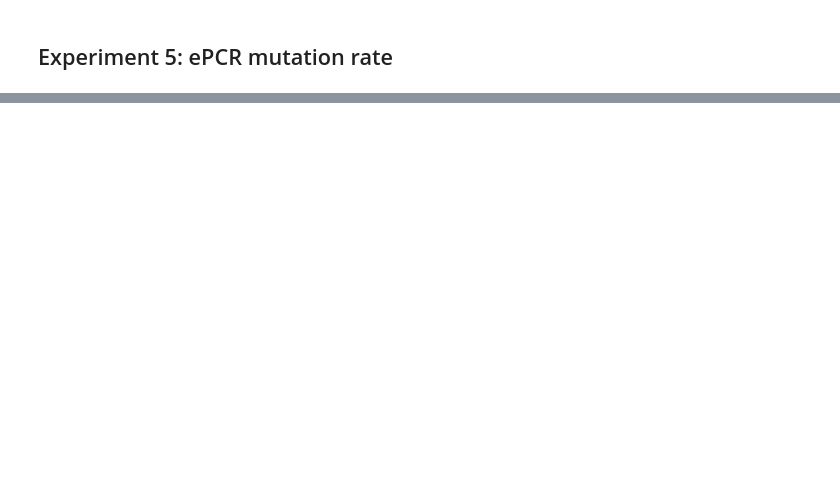
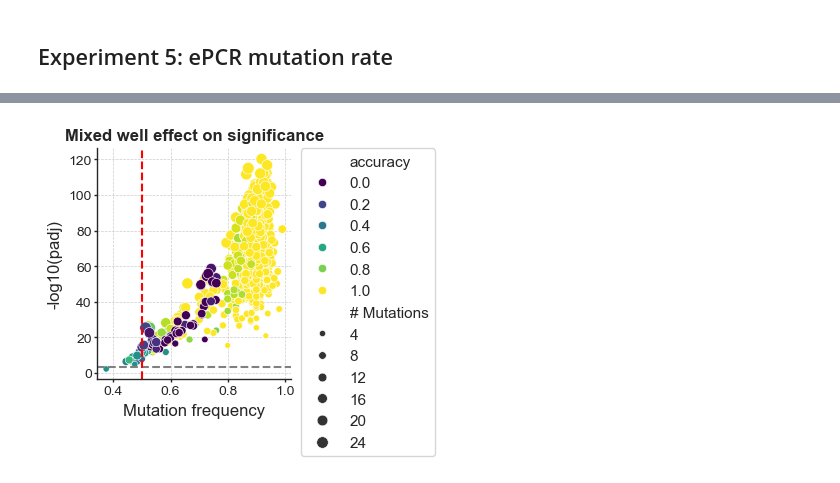
Before and after one commit to fhalab/LevSeq, a Jupyter notebook: simulation/ParLQ ePCR Figures.ipynb, the cells around one changed output, grey strips where cells are left out. Cells and saved outputs as stored; diff of their text form; code cells hidden in the pictures; blank space fills up the shorter version.

```diff
--- a/simulation/ParLQ ePCR Figures.ipynb
+++ b/simulation/ParLQ ePCR Figures.ipynb
@@ -537,25 +572,27 @@ plt.show()
 # %%
 experiment_df = pd.read_csv(f'{data_dir}Experiment6_{label}.csv')
 
 experiment_df['-log10(P.adj)'] = -1*np.log10(experiment_df['P adj.'].values)
 experiment_df.replace([np.inf, -np.inf], 320, inplace=True)
 
 experiment_df['mixedWell'] = [int(c.split('_')[-1]) for c in experiment_df['Plate']]
 experiment_df['# Mutations'] = [len(str(v).split('_')) for v in experiment_df['Variant'].values]
 #experiment_df['# Mutations'] = [f'{v}' if v < 5 else f'>=5' for v in experiment_df['# Mutations']]
 experiment_df['Mixed Well'] = [c for c in experiment_df['Mixed Well'].values]
 
 experiment_df = experiment_df.reset_index()
-ax = sns.scatterplot(experiment_df, x='frequency', y='-log10(P.adj)', hue='Mixed Well', palette='viridis',
+ax = sns.scatterplot(experiment_df, x='frequency', y='-log10(P.adj)', hue='accuracy', palette='viridis',
                      size="# Mutations")#]# , style_order=['1', '2', '3', '4', '>=5'], s=80)
 set_ax_params(ax)
 plt.xlabel('Mutation frequency')
 plt.ylabel('-log10(padj)')
 plt.title('Mixed well effect on significance', fontsize=title_font_size, fontweight="bold")
 plt.legend(bbox_to_anchor=(1.05, 1), loc=2, borderaxespad=0.)
 plt.axhline(y = significance, color = 'grey', linestyle = '--') #axis='y',
 plt.grid(True, which='major', linestyle='--', linewidth=0.5)
 plt.axvline(x = 0.5, color = 'red', linestyle = '--') #axis='y',
 
 plt.savefig(f'{fig_dir}Experiment6_freq_20_{label}.svg')
 plt.show()
+# %% [output]
+[figure, added]
```
Also changed, not shown: parts of 35 cells of this notebook, 2 other files.
